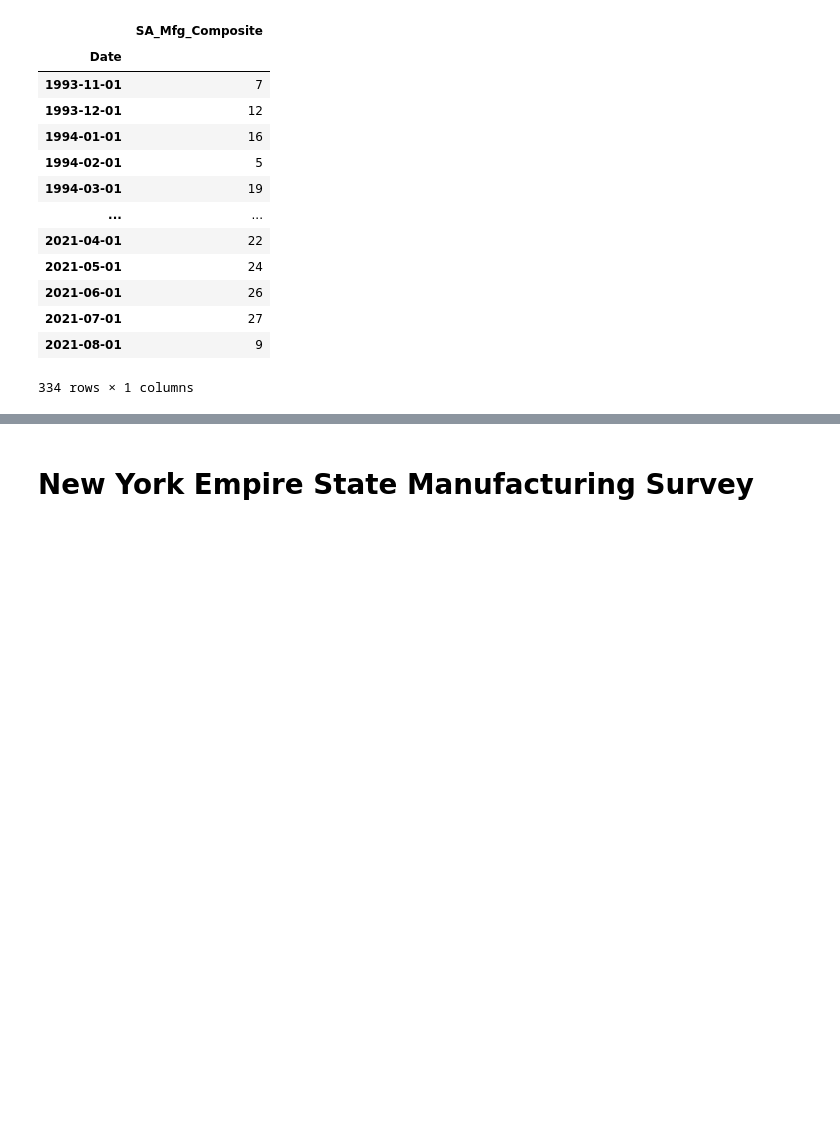
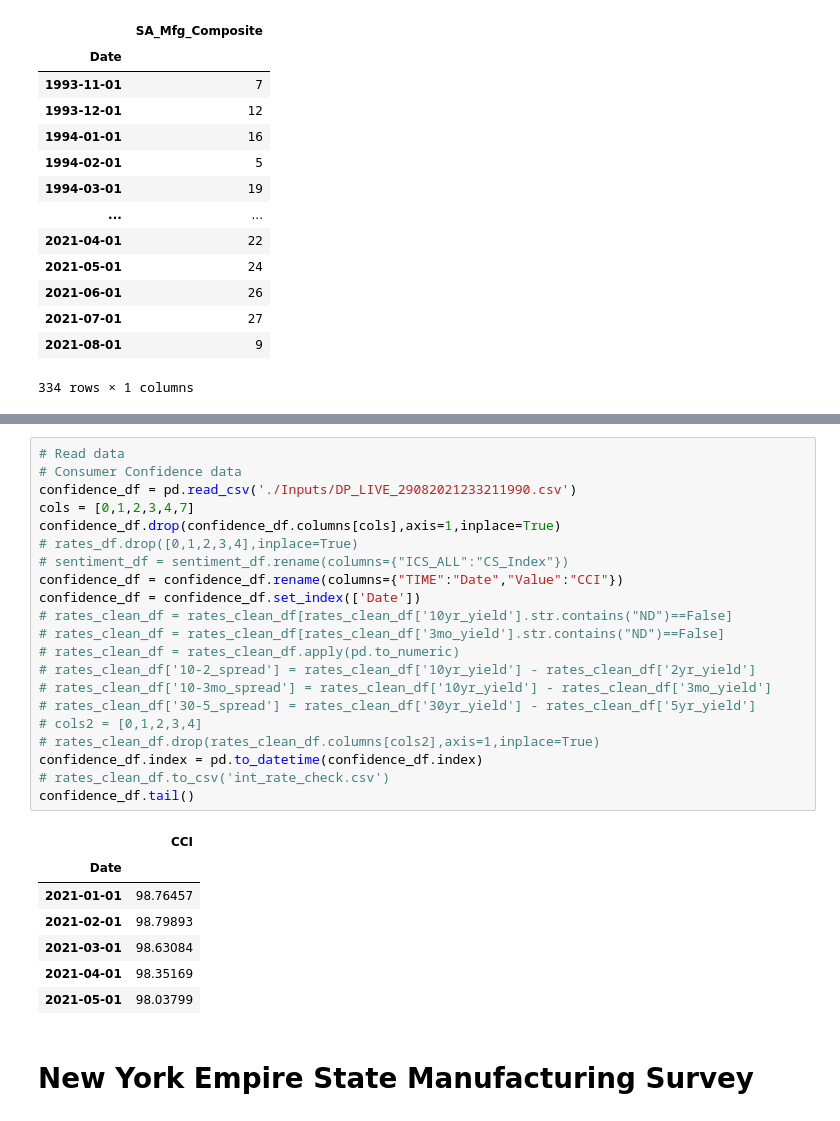
Before and after one commit to obsessedquant/GeoLocation-Vs-Covid-Analysis-and-Visualization, a Jupyter notebook: sam/Economic_Indicators.ipynb, the cells around one changed output, grey strips where cells are left out. Cells and saved outputs as stored; diff of their text form; blank space fills up the shorter version.

Commit message:
Added Consumer Confidence data

```diff
--- a/sam/Economic_Indicators.ipynb
+++ b/sam/Economic_Indicators.ipynb
@@ -267,3 +267,32 @@ sentiment_df.head()
+# %%
+# Read data
+# Consumer Confidence data
+confidence_df = pd.read_csv('./Inputs/DP_LIVE_29082021233211990.csv')
+cols = [0,1,2,3,4,7]
+confidence_df.drop(confidence_df.columns[cols],axis=1,inplace=True)
+# rates_df.drop([0,1,2,3,4],inplace=True)
+# sentiment_df = sentiment_df.rename(columns={"ICS_ALL":"CS_Index"})
+confidence_df = confidence_df.rename(columns={"TIME":"Date","Value":"CCI"})
+confidence_df = confidence_df.set_index(['Date'])
+# rates_clean_df = rates_clean_df[rates_clean_df['10yr_yield'].str.contains("ND")==False]
+# rates_clean_df = rates_clean_df[rates_clean_df['3mo_yield'].str.contains("ND")==False]
+# rates_clean_df = rates_clean_df.apply(pd.to_numeric)
+# rates_clean_df['10-2_spread'] = rates_clean_df['10yr_yield'] - rates_clean_df['2yr_yield']
+# rates_clean_df['10-3mo_spread'] = rates_clean_df['10yr_yield'] - rates_clean_df['3mo_yield']
+# rates_clean_df['30-5_spread'] = rates_clean_df['30yr_yield'] - rates_clean_df['5yr_yield']
+# cols2 = [0,1,2,3,4]
+# rates_clean_df.drop(rates_clean_df.columns[cols2],axis=1,inplace=True)
+confidence_df.index = pd.to_datetime(confidence_df.index)
+# rates_clean_df.to_csv('int_rate_check.csv')
+confidence_df.tail()
+# %% [output]
+|  | CCI |
+| Date |  |
+| 2021-01-01 | 98.76457 |
+| 2021-02-01 | 98.79893 |
+| 2021-03-01 | 98.63084 |
+| 2021-04-01 | 98.35169 |
+| 2021-05-01 | 98.03799 |
 # %% [markdown]
 # New York Empire State Manufacturing Survey
 # %%
```
Also changed, not shown: parts of 19 cells of this notebook, 5 other files.
